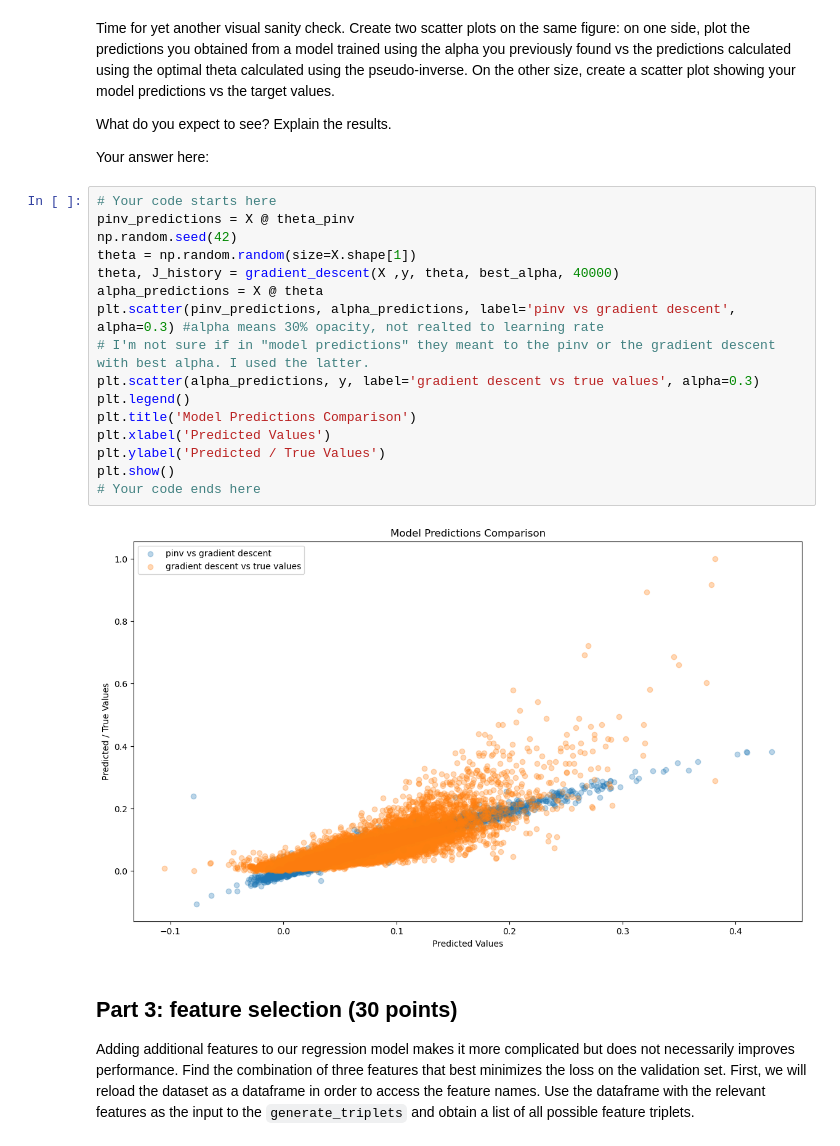
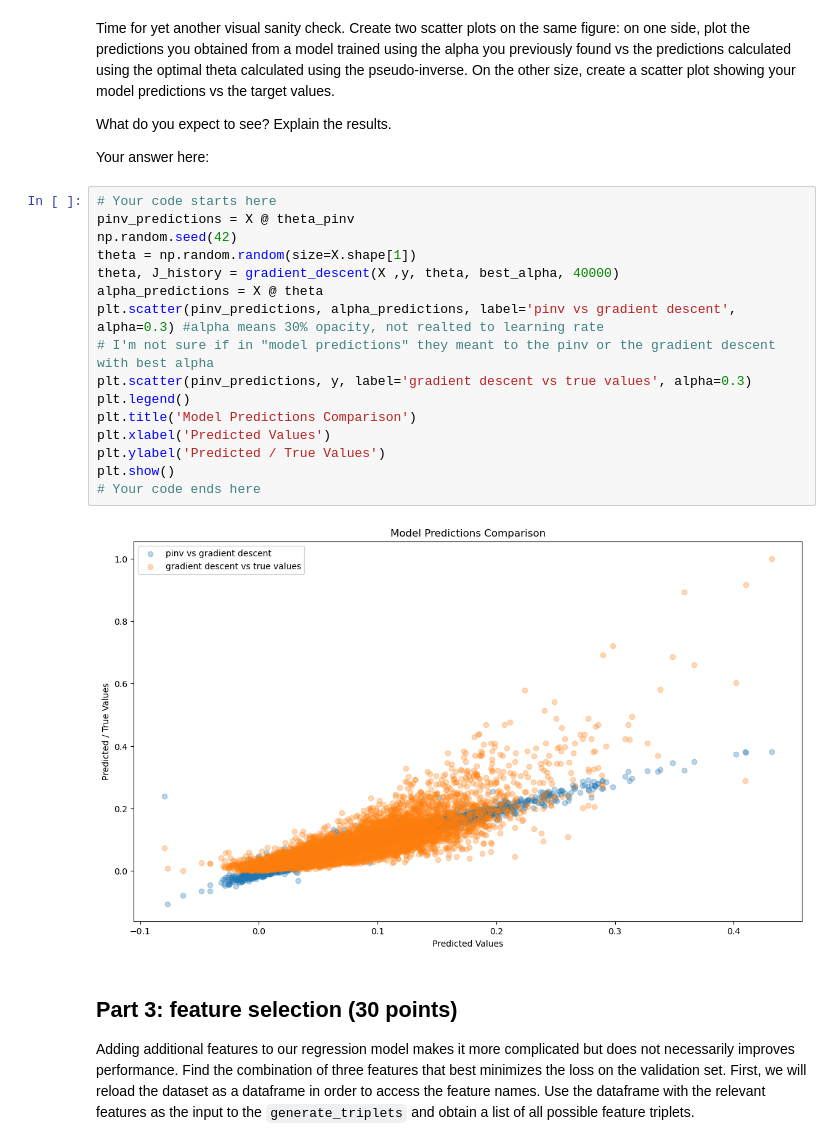
Before and after one commit to Evyatar-shaked/dani-and-evyatar-ML, a Jupyter notebook: HW2/hw2.ipynb, the cells around one changed output. Drawn from its saved outputs; the diff is of its cells as text.

```diff
--- a/HW2/hw2.ipynb
+++ b/HW2/hw2.ipynb
@@ -499,21 +499,21 @@ Your answer here:
 # %%
 # Your code starts here
 pinv_predictions = X @ theta_pinv
 np.random.seed(42)
 theta = np.random.random(size=X.shape[1])
 theta, J_history = gradient_descent(X ,y, theta, best_alpha, 40000)
 alpha_predictions = X @ theta
 plt.scatter(pinv_predictions, alpha_predictions, label='pinv vs gradient descent', alpha=0.3) #alpha means 30% opacity, not realted to learning rate
-# I'm not sure if in "model predictions" they meant to the pinv or the gradient descent with best alpha. I used the latter.
-plt.scatter(alpha_predictions, y, label='gradient descent vs true values', alpha=0.3)
+# I'm not sure if in "model predictions" they meant to the pinv or the gradient descent with best alpha
+plt.scatter(pinv_predictions, y, label='gradient descent vs true values', alpha=0.3)
 plt.legend()
 plt.title('Model Predictions Comparison')
 plt.xlabel('Predicted Values')
 plt.ylabel('Predicted / True Values')
 plt.show()
 # Your code ends here
 # %% [output]
-[figure, old version]
+[figure, new version]
 # %% [markdown]
 ## Part 3: feature selection (30 points)
 
```
